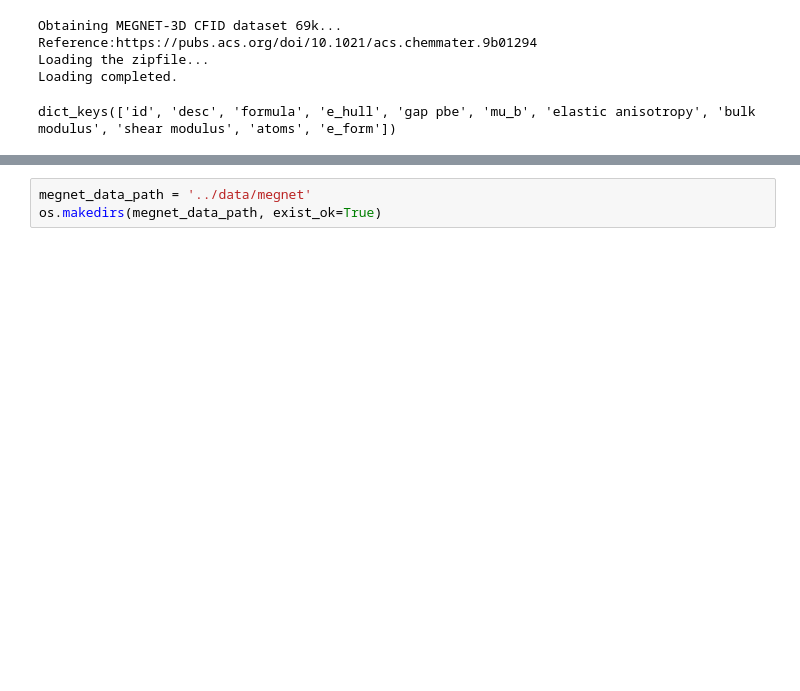
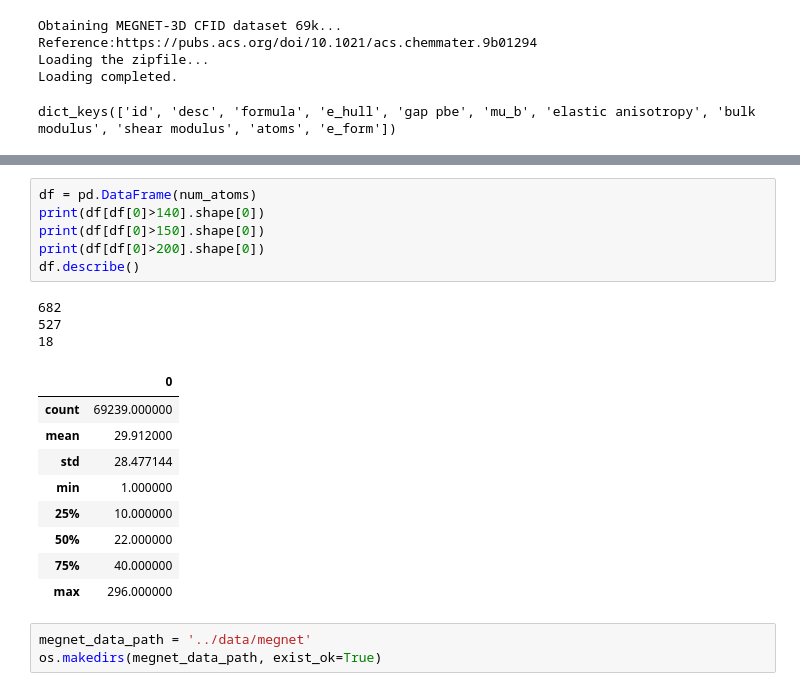
Before and after one commit to AkiraTOSEI/cdvae_comparison, a Jupyter notebook: notebooks/dataset_criation.ipynb, the cells around one changed output, grey strips where cells are left out. Drawn from its saved outputs; the diff is of its cells as text; blank space fills up the shorter version.

```diff
--- a/notebooks/dataset_criation.ipynb
+++ b/notebooks/dataset_criation.ipynb
@@ -155,3 +164,22 @@ dict_keys(['id', 'desc', 'formula', 'e_hull', 'gap pbe', 'mu_b', 'elastic anisot
+# %%
+df = pd.DataFrame(num_atoms)
+print(df[df[0]>140].shape[0])
+print(df[df[0]>150].shape[0])
+print(df[df[0]>200].shape[0])
+df.describe()
+# %% [output]
+682
+527
+18
+|  | 0 |
+| count | 69239.000000 |
+| mean | 29.912000 |
+| std | 28.477144 |
+| min | 1.000000 |
+| 25% | 10.000000 |
+| 50% | 22.000000 |
+| 75% | 40.000000 |
+| max | 296.000000 |
 # %%
 megnet_data_path = '../data/megnet'
 os.makedirs(megnet_data_path, exist_ok=True)
```
Also changed, not shown: parts of 17 cells of this notebook.
